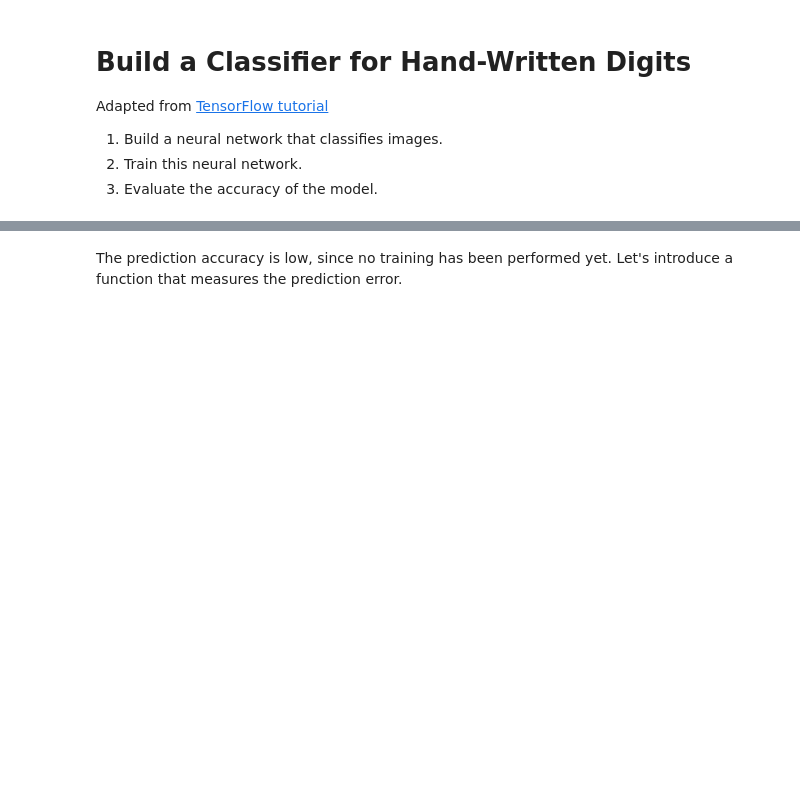
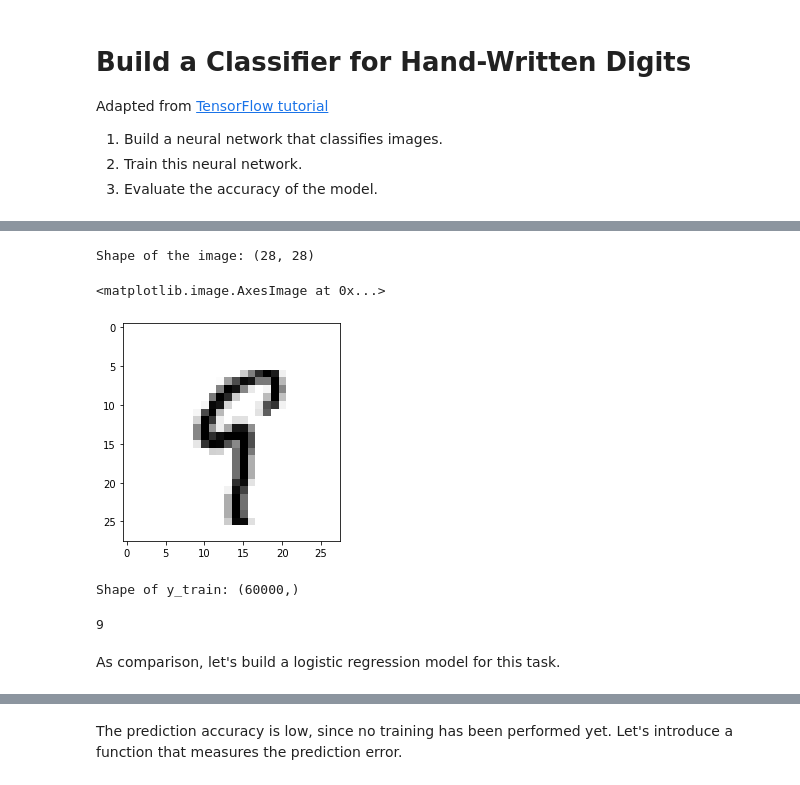
Before and after one commit to ch00226855/CMP414765Spring2022, a Jupyter notebook: Week10_NeuralNetworks.ipynb, the cells around one changed output, grey strips where cells are left out. Saved outputs shown, nothing was run; the diff lists cells and outputs as text; code cells hidden in the pictures; blank space fills up the shorter version.

```diff
--- a/Week10_NeuralNetworks.ipynb
+++ b/Week10_NeuralNetworks.ipynb
@@ -36,9 +43,18 @@ print(x_train.shape, x_test.shape)
 # %%
 # extract the first image in x_train
-idx = 0
+idx = 54321
 img = x_train[idx, :, :] # : means that we include all indices
 print("Shape of the image:", img.shape)
 plt.imshow(img, cmap=plt.cm.binary)
+# %% [output]
+Shape of the image: (28, 28)
+<matplotlib.image.AxesImage at 0x...>
+[figure, added]
 # %%
 print("Shape of y_train:", y_train.shape)
 y_train[idx]
+# %% [output]
+Shape of y_train: (60000,)
+9
+# %% [markdown]
+As comparison, let's build a logistic regression model for this task.
```
Also changed, not shown: parts of 29 cells of this notebook.
